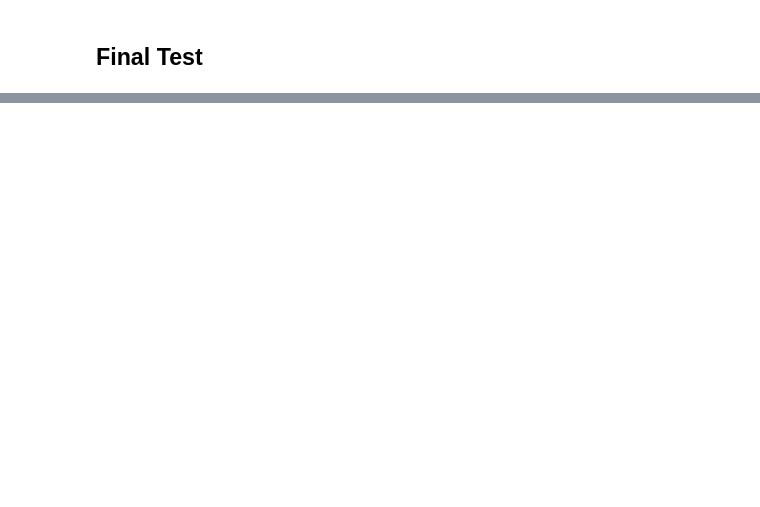
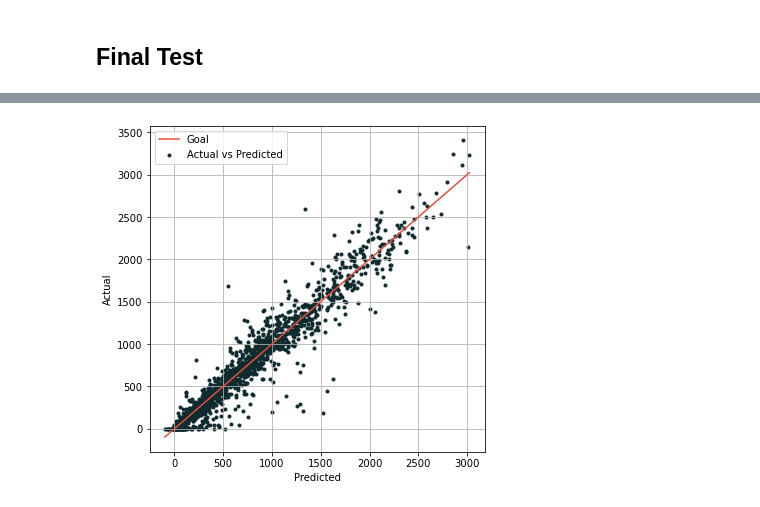
Before and after one commit to baughben/ML_Projects, a Jupyter notebook: SeoulBikeSharingDemand/BikeShare_ML.ipynb, the cells around one changed output, grey strips where cells are left out. Cells and saved outputs as stored; diff of their text form; code cells hidden in the pictures; blank space fills up the shorter version.

```diff
--- a/SeoulBikeSharingDemand/BikeShare_ML.ipynb
+++ b/SeoulBikeSharingDemand/BikeShare_ML.ipynb
@@ -745,3 +810,19 @@ The block took 0:00:00.085770 (H:MM:SS)
+# %%
+test_pred = pd.DataFrame(test_predictions,columns=['Rented Bike Count'])
+
+plt.figure(figsize=(6, 6))
+
+plt.scatter(test_pred,y_test, c='#0E2B2F', marker='.', label='Actual vs Predicted')
+plt.xlabel("Predicted")
+plt.ylabel("Actual")
+plt.grid(b=None, which='major', axis='both')
+lineStart = 0
+lineEnd = test_pred['Rented Bike Count'].max()
+plt.plot([lineStart, lineEnd], [lineStart, lineEnd], 'k-', color = '#E74D39', label='Goal')
+plt.legend(loc='upper left')
+plt.show()
+# %% [output]
+[figure, added]
 # %%
 print(df_score)
 # %% [output]
```
Also changed, not shown: parts of 39 cells of this notebook.
